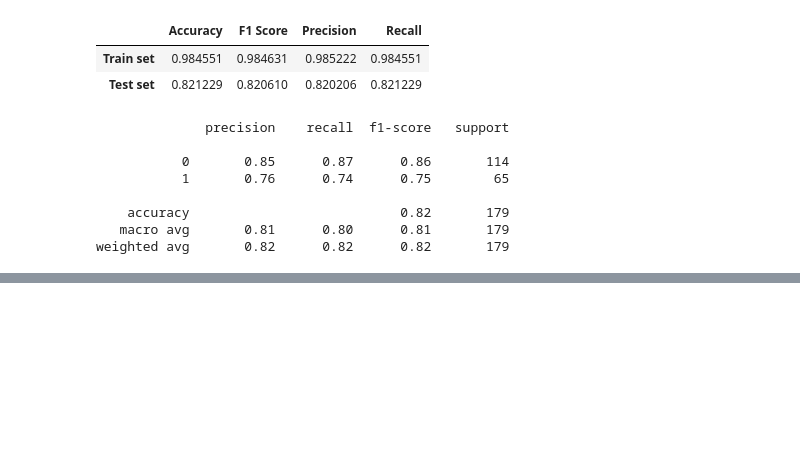
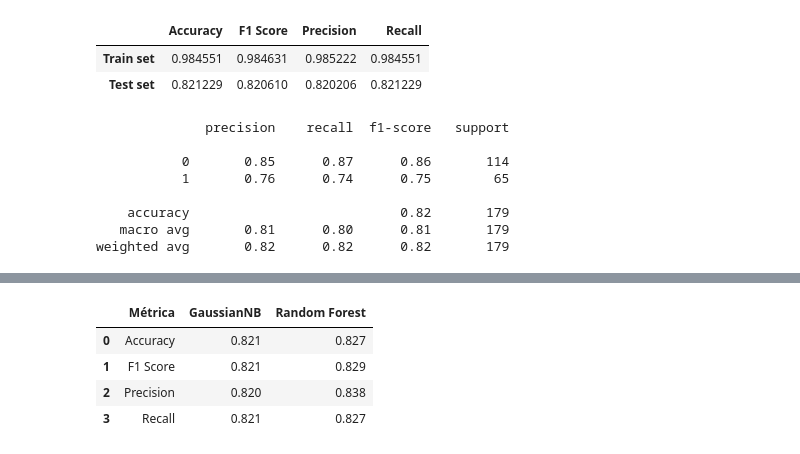
Before and after one commit to 4GeeksAcademy/pabloaznar-intro-ml, a Jupyter notebook: src/07-naive-bayes.ipynb, the cells around one changed output, grey strips where cells are left out. Drawn from its saved outputs; the diff is of its cells as text; code cells hidden in the pictures; blank space fills up the shorter version.

Commit message:
[NAIVE BAYES] wip: finished naive bayes model

```diff
--- a/src/07-naive-bayes.ipynb
+++ b/src/07-naive-bayes.ipynb
@@ -165,0 +212,14 @@ weighted avg       0.82      0.82      0.82       179
+# %%
+# Creamos un dataframe para comparar las métricas de test de ambos modelos
+data = {'Métrica': ['Accuracy', 'F1 Score', 'Precision', 'Recall'],
+        'GaussianNB': [0.821, 0.821, 0.820, 0.821],
+        'Random Forest': [0.827, 0.829, 0.838, 0.827]}
+
+df_comparacion = pd.DataFrame(data)
+df_comparacion
+# %% [output]
+|  | Métrica | GaussianNB | Random Forest |
+| 0 | Accuracy | 0.821 | 0.827 |
+| 1 | F1 Score | 0.821 | 0.829 |
+| 2 | Precision | 0.820 | 0.838 |
+| 3 | Recall | 0.821 | 0.827 |
```
Also changed, not shown: parts of 13 cells of this notebook, 1 other file.
